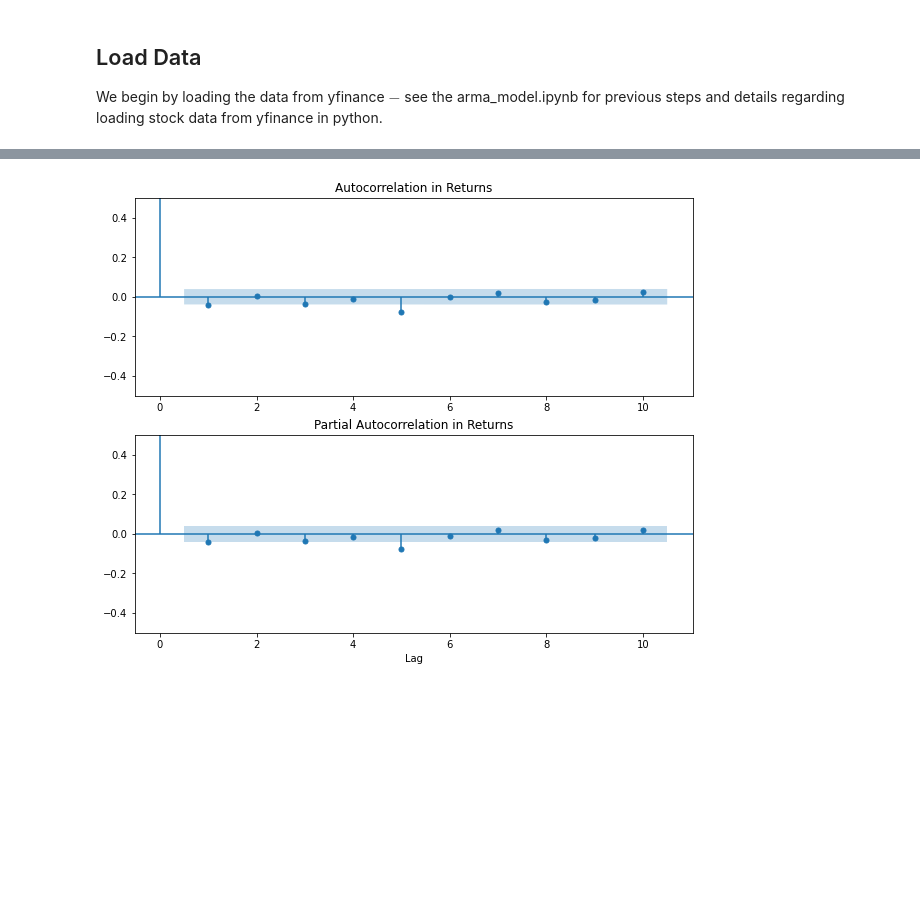
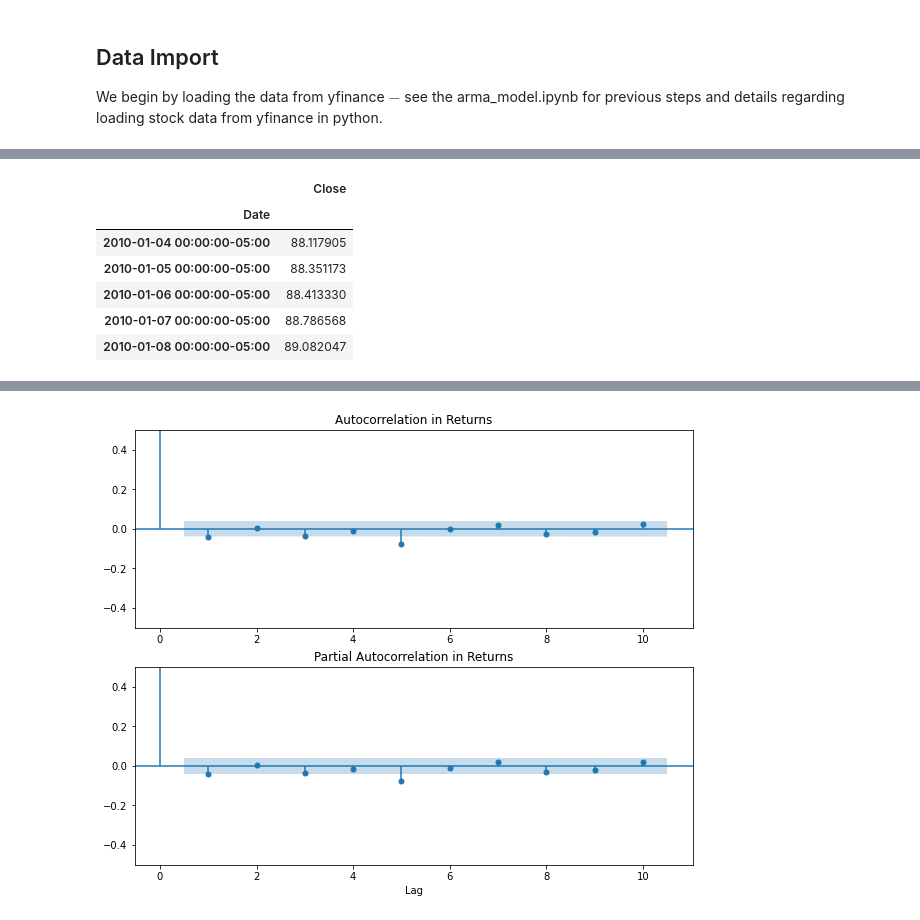
Before and after one commit to danielherrerahsph/SPYtimeseries, a Jupyter notebook: arch_model.ipynb, the cells around one changed output, grey strips where cells are left out. Saved outputs shown, nothing was run; the diff lists cells and outputs as text; code cells hidden in the pictures; blank space fills up the shorter version.

```diff
--- a/arch_model.ipynb
+++ b/arch_model.ipynb
@@ -19,5 +23,5 @@ from scipy.stats import jarque_bera
 # %% [markdown]
-## Load Data
+## Data Import
 
 We begin by loading the data from yfinance $-$ see the arma_model.ipynb for previous steps and details regarding loading stock data from yfinance in python.
 # %%
@@ -25,5 +29,5 @@ spy = yf.Ticker("SPY")
 # hist = spy.history(period = "1y", interval= "1d")
 hist = spy.history(start = "2010-01-04", end = "2020-02-01")
 df = pd.DataFrame(hist, columns=['Close'])
-df.head
+df.head()
 # %% [output]
@@ -45,3 +34,10 @@ Date
+|  | Close |
+| Date |  |
+| 2010-01-04 00:00:00-05:00 | 88.117905 |
+| 2010-01-05 00:00:00-05:00 | 88.351173 |
+| 2010-01-06 00:00:00-05:00 | 88.413330 |
+| 2010-01-07 00:00:00-05:00 | 88.786568 |
+| 2010-01-08 00:00:00-05:00 | 89.082047 |
 # %% [markdown]
 ## Background
 
```
Also changed, not shown: parts of 15 cells of this notebook.
